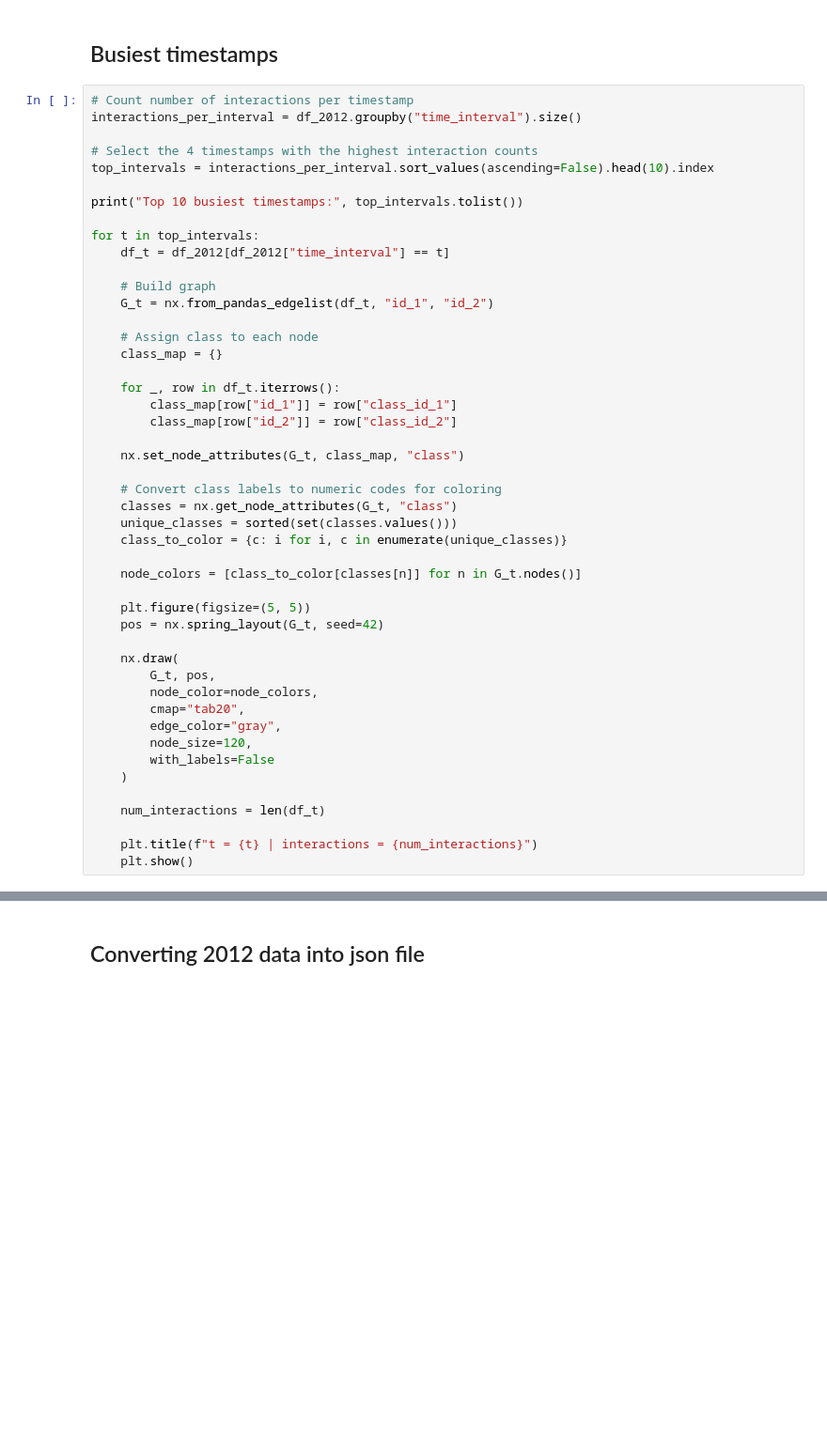
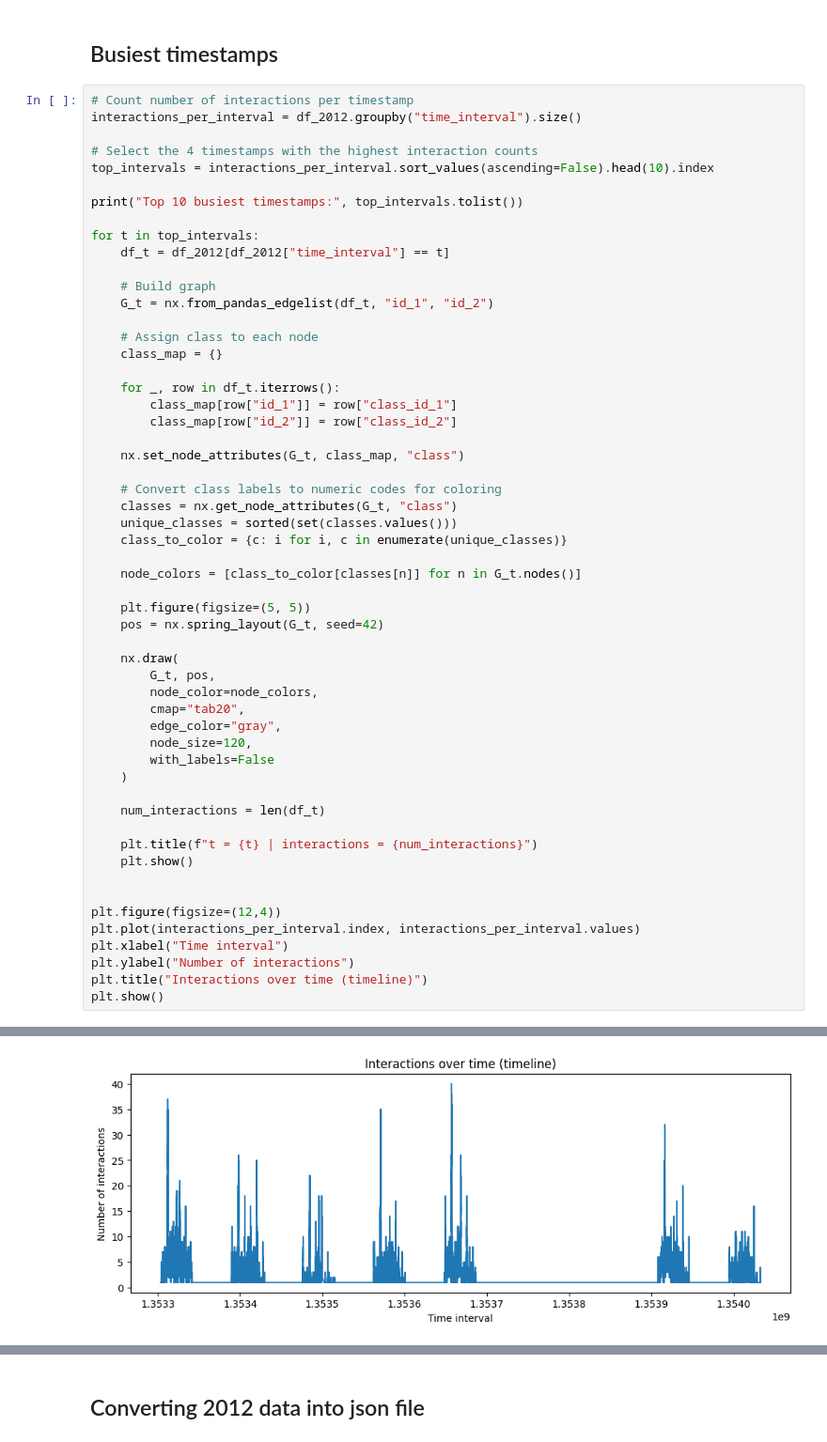
Before and after one commit to mibar3/NetworkRugs, a Jupyter notebook: contact_pattern.ipynb, the cells around one changed output, grey strips where cells are left out. Shown at 94% size. Drawn from its saved outputs; the diff is of its cells as text; blank space fills up the shorter version.

```diff
--- a/contact_pattern.ipynb
+++ b/contact_pattern.ipynb
@@ -359,30 +365,39 @@ for t in top_intervals:
     node_colors = [class_to_color[classes[n]] for n in G_t.nodes()]
 
     plt.figure(figsize=(5, 5))
     pos = nx.spring_layout(G_t, seed=42)
 
     nx.draw(
         G_t, pos,
         node_color=node_colors,
         cmap="tab20",
         edge_color="gray",
         node_size=120,
         with_labels=False
     )
 
     num_interactions = len(df_t)
 
     plt.title(f"t = {t} | interactions = {num_interactions}")
     plt.show()
+
+
+plt.figure(figsize=(12,4))
+plt.plot(interactions_per_interval.index, interactions_per_interval.values)
+plt.xlabel("Time interval")
+plt.ylabel("Number of interactions")
+plt.title("Interactions over time (timeline)")
+plt.show()
 # %% [output]
 Top 10 busiest timestamps: [1353657040, 1353657120, 1353311960, 1353657480, 1353312080, 1353311880, 1353571160, 1353657260, 1353657500, 1353657340]
 [figure]
 [figure]
 [figure]
 [figure]
 [figure]
 [figure]
 [figure]
 [figure]
 [figure]
 [figure]
+[figure, added]
```
Also changed, not shown: parts of 5 cells of this notebook, 4 other files.
